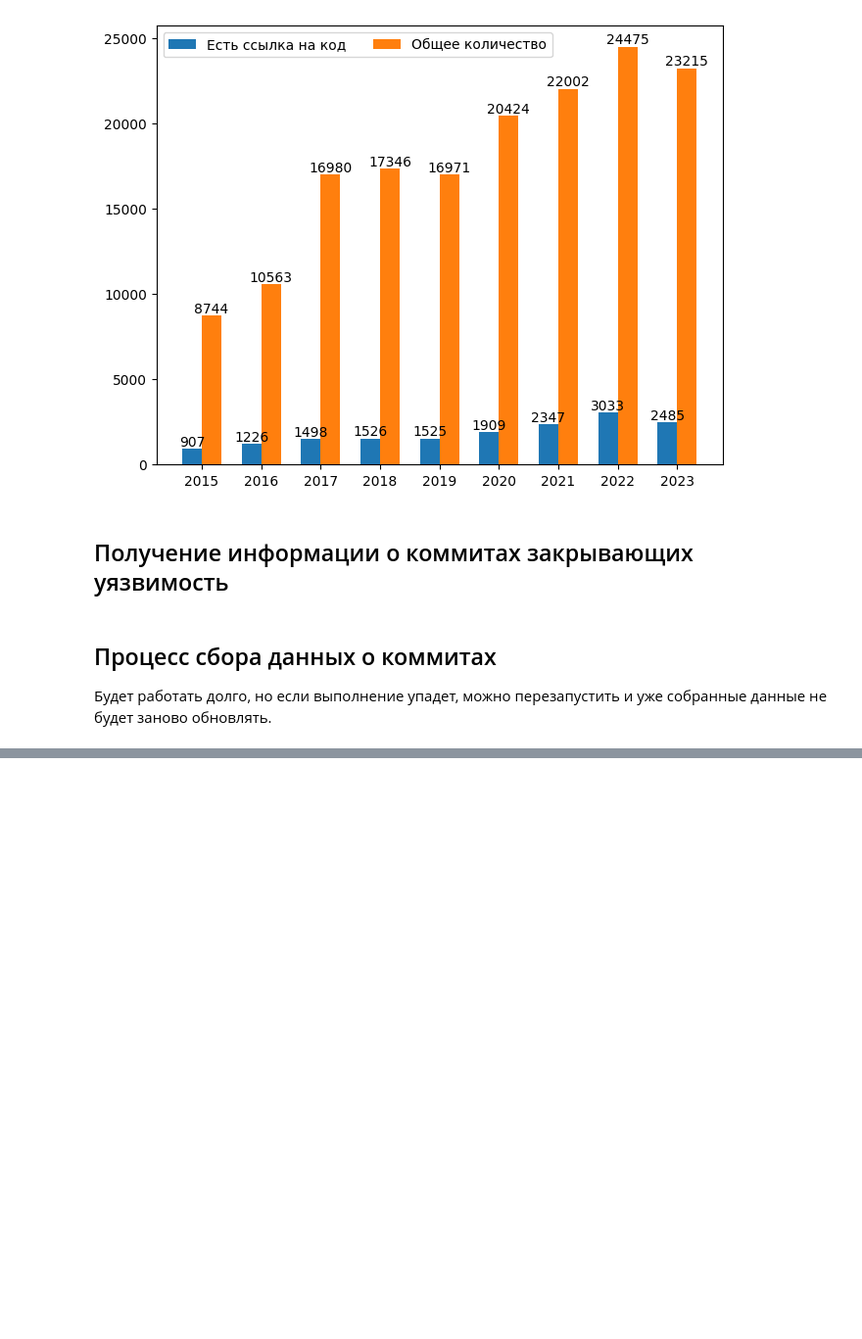
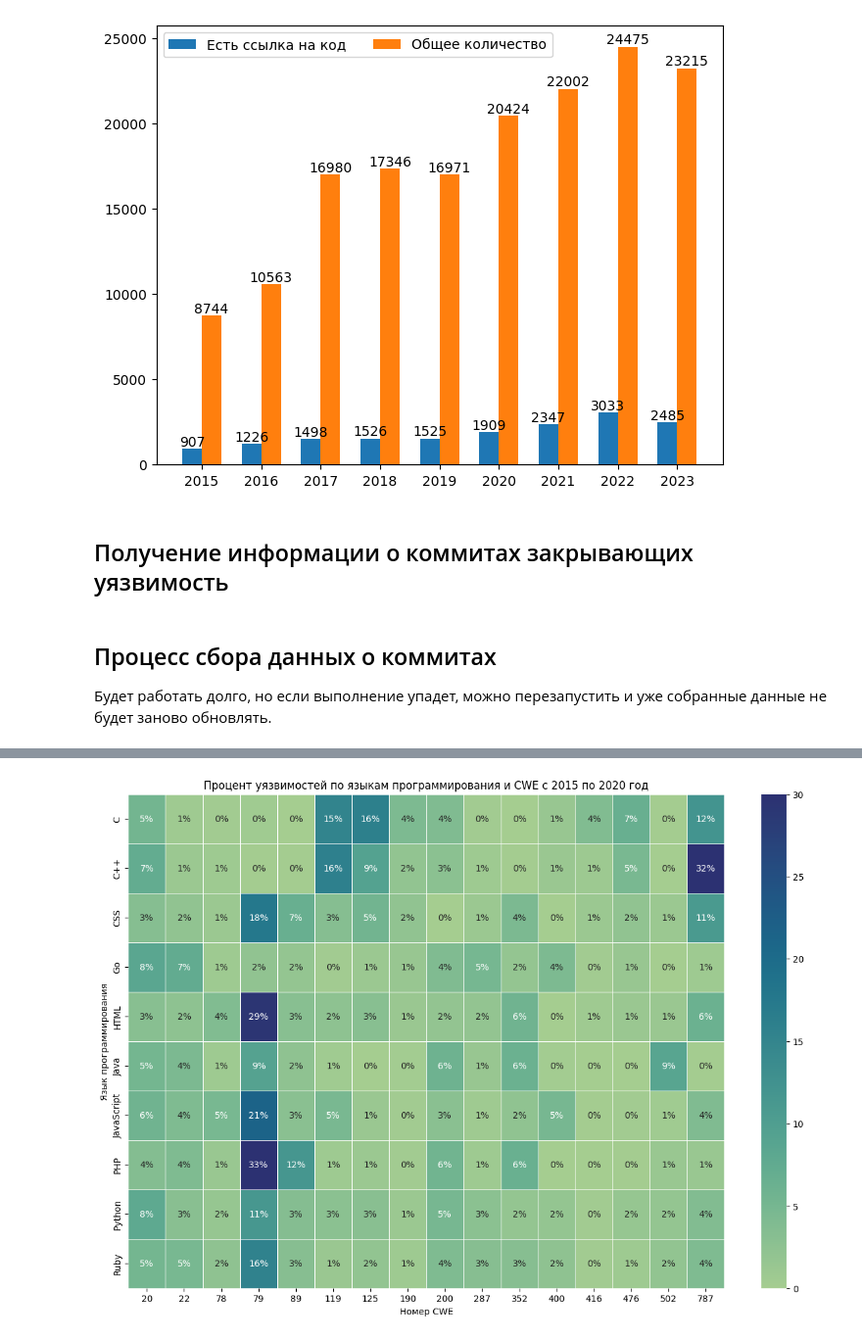
Before and after one commit to vodkar/software_vulnerabilites_investigation, a Jupyter notebook: sv_investigation/process_cve_data.ipynb, the cells around one changed output, grey strips where cells are left out. Shown at 98% size. Cells and saved outputs as stored; diff of their text form; code cells hidden in the pictures; blank space fills up the shorter version.

```diff
--- a/sv_investigation/process_cve_data.ipynb
+++ b/sv_investigation/process_cve_data.ipynb
@@ -310,0 +314,4 @@ draw_heatmap_from_year(2020, 2024, True)
+# %%
+draw_heatmap_from_year(2015, 2020, False)
+# %% [output]
+[figure, added]
```
Also changed, not shown: parts of 2 cells of this notebook.
